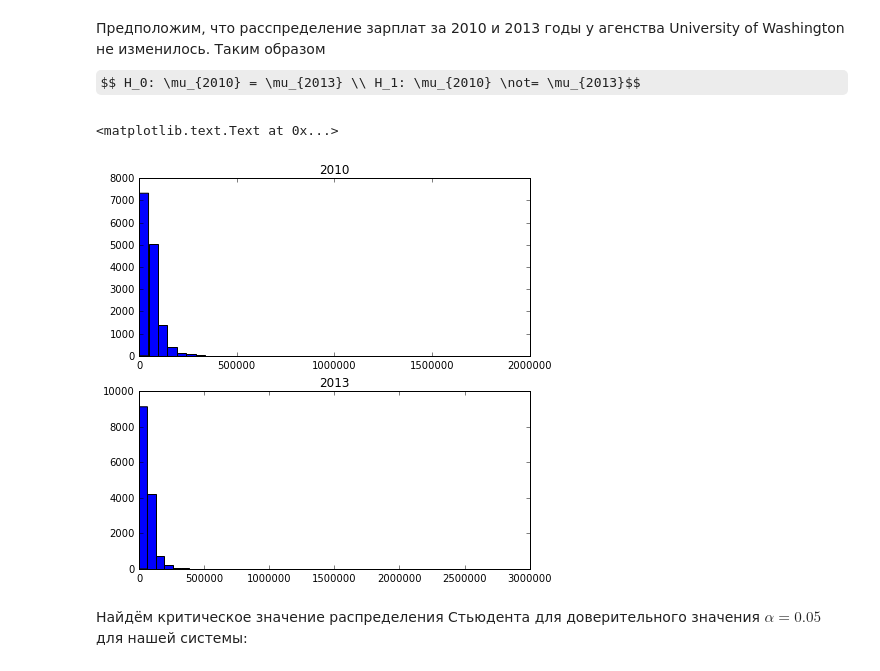
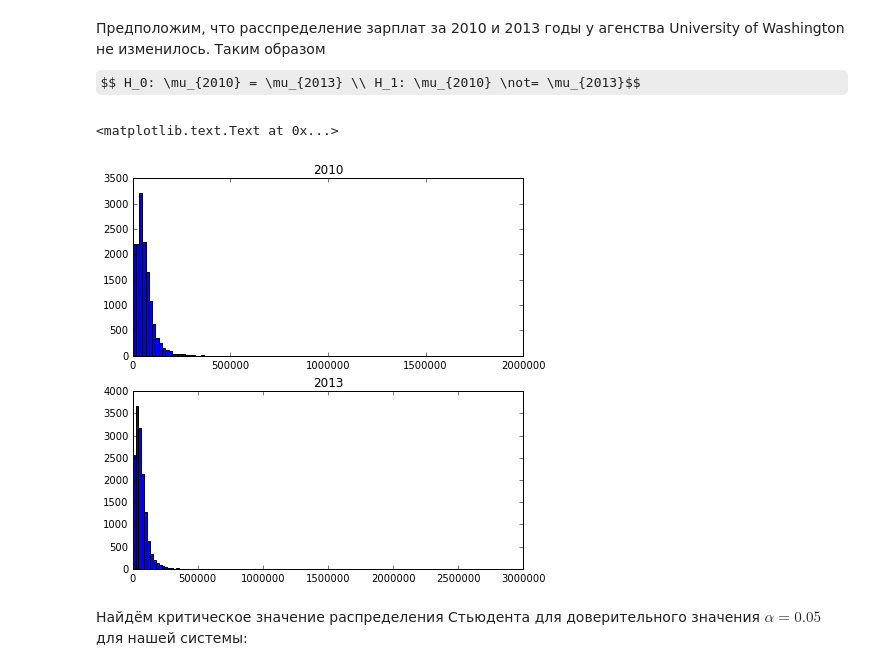
Before and after one commit to VitaliyRakitin/Sphere-2016, a Jupyter notebook: Introduction to Data Analysis/statistics/HW-statistics.ipynb, the cells around one changed output. Saved outputs shown, nothing was run; the diff lists cells and outputs as text; code cells hidden in the pictures; some formulas as TeX source.

```diff
--- a/Introduction to Data Analysis/statistics/HW-statistics.ipynb
+++ b/Introduction to Data Analysis/statistics/HW-statistics.ipynb
@@ -210,14 +213,14 @@ data_uni_2013 = data_uni.Salary2013
 # %%
 plt.figure(figsize=(7, 7))
 plt.subplot(2,1, 1)
-plt.hist(data_uni_2010, bins=int(np.sqrt(len(data_social_2010)))/2)
+plt.hist(data_uni_2010, bins=int(np.sqrt(len(data_uni_2010))))
 plt.title("2010")
 plt.subplot(2,1, 2)
-plt.hist(data_uni_2013, bins=int(np.sqrt(len(data_social_2013)))/2)
+plt.hist(data_uni_2013, bins=int(np.sqrt(len(data_uni_2013))))
 plt.title("2013")
 # %% [output]
 <matplotlib.text.Text at 0x...>
-[figure, old version]
+[figure, new version]
 # %%
 def student_par(x1,x2):
     x = np.array(x1) - np.array(x2)
```
Also changed, not shown: parts of 11 cells of this notebook.
